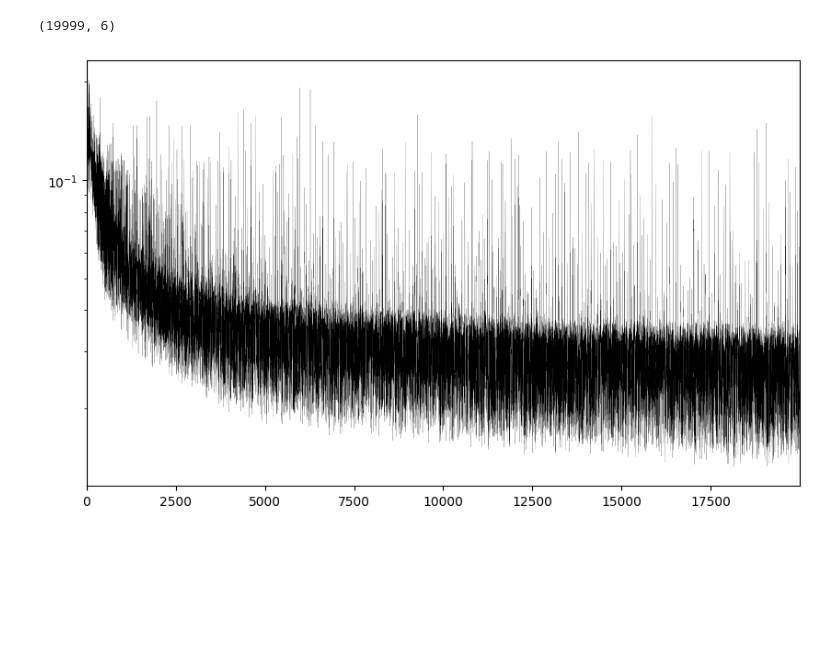
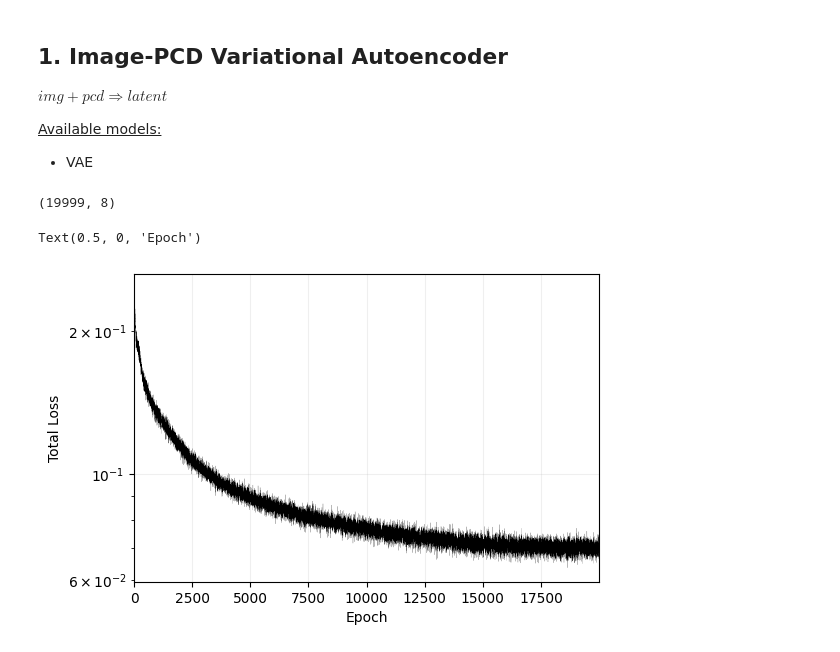
Before and after one commit to bartutuncay/spatial_reasoning, a Jupyter notebook: plot_losses.ipynb, the cells around one changed output. Saved outputs shown, nothing was run; the diff lists cells and outputs as text; code cells hidden in the pictures; blank space fills up the shorter version.

```diff
--- a/plot_losses.ipynb
+++ b/plot_losses.ipynb
@@ -1,19 +1,31 @@
+# %% [markdown]
+## 1. Image-PCD Variational Autoencoder
+$img+pcd \Rightarrow latent$
+
+<u>Available models:</u>
+- VAE
 # %%
 import pandas as pd
 import glob
 import numpy as np
 import matplotlib.pyplot as plt
 
-model = 'model'
-alias = '0210_novis'
+model = '1_model'
+alias = '0411_combined'
+alias = '0414'
 
 loss_logs = pd.read_csv(f'../../../../scratch/btuncay/cog/gnn_spatial_reasoning/{model}/{alias}/losses.csv')
 loss_logs = loss_logs.to_numpy()
 print(loss_logs.shape)
-plt.figure(figsize=(10,6))
+plt.figure(figsize=(6,4))
 plt.plot(loss_logs[:,0],loss_logs[:,1],'k',linewidth=0.1)
 plt.xlim(0,loss_logs.shape[0])
+plt.grid(alpha=0.2)
 plt.yscale('log')
+plt.ylabel('Total Loss')
+plt.xlabel('Epoch')
+#plt.savefig(f'figures/autoencoder_loss_{alias}.svg')
 # %% [output]
-(19999, 6)
+(19999, 8)
+Text(0.5, 0, 'Epoch')
-[figure, old version]
+[figure, new version]
```
Also changed, not shown: parts of 5 cells of this notebook, 54 other files.
